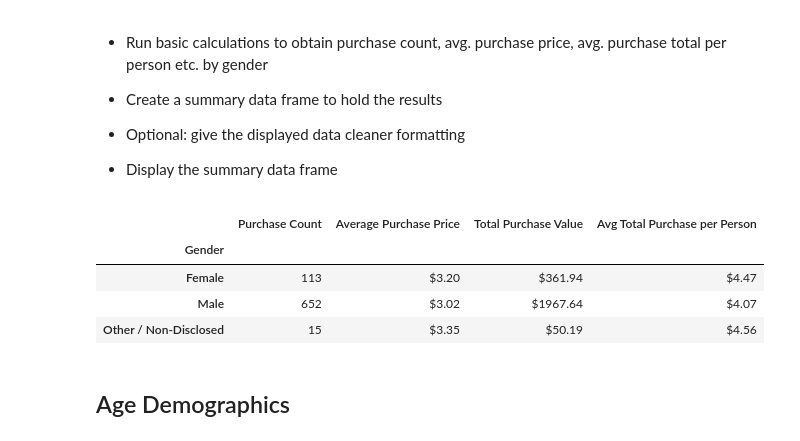
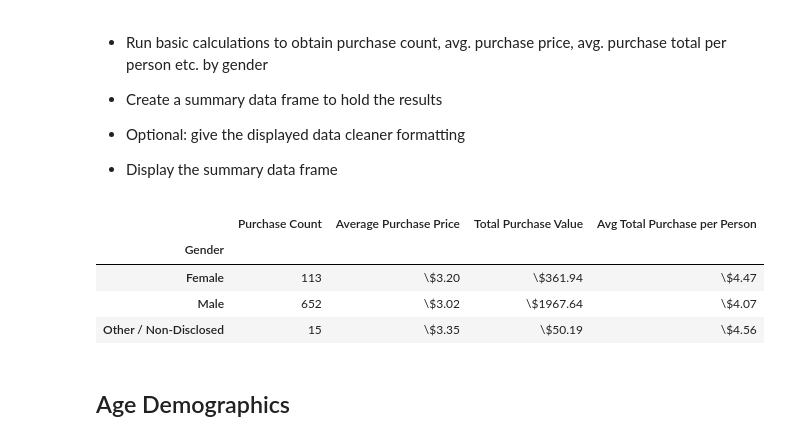
Before and after one commit to spastranas/Python-challenge, a Jupyter notebook: Data Analysis with Python - Sandra Pastrana.ipynb, the cells around one changed output. Drawn from its saved outputs; the diff is of its cells as text; code cells hidden in the pictures.

```diff
--- a/Data Analysis with Python - Sandra Pastrana.ipynb
+++ b/Data Analysis with Python - Sandra Pastrana.ipynb
@@ -123,29 +123,29 @@ SummaryTable
 # %%
 #group by gender and agregate the appropiate columns
 GroupByDf=purchase_data.groupby("Gender")
 #Create lists for all aggregations needed
 finalData=GroupByDf.nunique()
 finalData["Players"]=GroupByDf["SN"].nunique()
 finalData["Purchase Count"]=GroupByDf["Purchase ID"].nunique()
 finalData["Average Purchase Price"]=GroupByDf["Price"].mean()
 finalData["Total Purchase Value"]=GroupByDf["Price"].sum()
 
 finalData["Avg Total Purchase per Person"]=finalData["Total Purchase Value"]/finalData["Players"]
 
 #format
-finalData["Avg Total Purchase per Person"]=finalData["Avg Total Purchase per Person"].map("${:.2f}".format)
-finalData["Average Purchase Price"]=finalData["Average Purchase Price"].map("${:.2f}".format)
-finalData["Total Purchase Value"]=finalData["Total Purchase Value"].map("${:.2f}".format)
+finalData["Avg Total Purchase per Person"]=finalData["Avg Total Purchase per Person"].map("\${:.2f}".format)
+finalData["Average Purchase Price"]=finalData["Average Purchase Price"].map("\${:.2f}".format)
+finalData["Total Purchase Value"]=finalData["Total Purchase Value"].map("\${:.2f}".format)
 
 
 finalData=finalData[["Purchase Count","Average Purchase Price","Total Purchase Value","Avg Total Purchase per Person"]]
 finalData
 # %% [output]
 |  | Purchase Count | Average Purchase Price | Total Purchase Value | Avg Total Purchase per Person |
 | Gender |  |  |  |  |
-| Female | 113 | $3.20 | $361.94 | $4.47 |
-| Male | 652 | $3.02 | $1967.64 | $4.07 |
-| Other / Non-Disclosed | 15 | $3.35 | $50.19 | $4.56 |
+| Female | 113 | \$3.20 | \$361.94 | \$4.47 |
+| Male | 652 | \$3.02 | \$1967.64 | \$4.07 |
+| Other / Non-Disclosed | 15 | \$3.35 | \$50.19 | \$4.56 |
 # %% [markdown]
 ## Age Demographics
 # %% [markdown]
```
Also changed, not shown: parts of 2 cells of this notebook.
